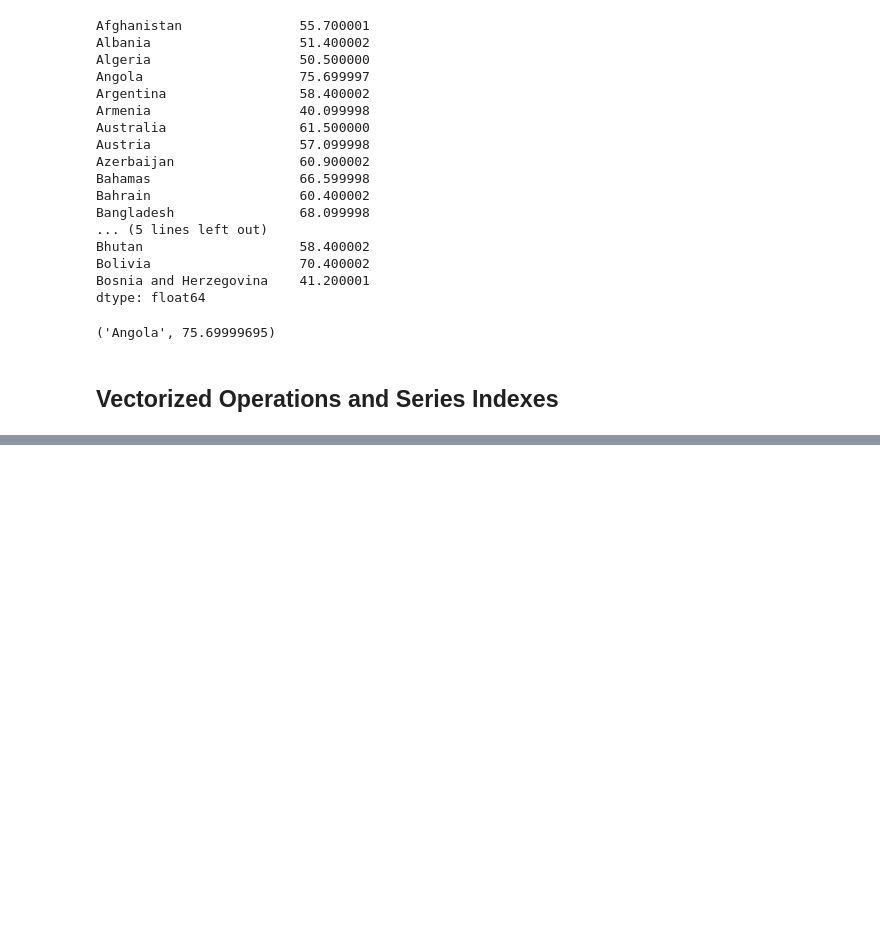
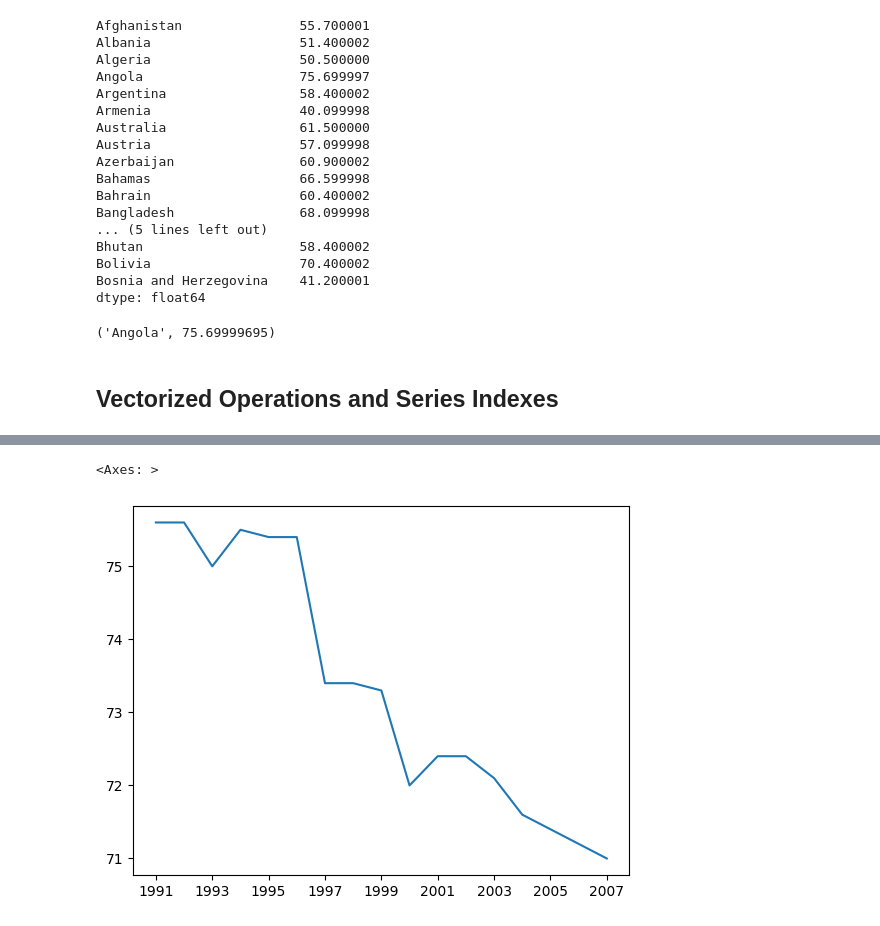
Before and after one commit to Dolssay/Udacity-IntroToDataAnalysis, a Jupyter notebook: Lesson2_Numpy&PandasFor1D-Data/L2_LearningTheTools.ipynb, the cells around one changed output, grey strips where cells are left out. Saved outputs shown, nothing was run; the diff lists cells and outputs as text; code cells hidden in the pictures; blank space fills up the shorter version.

Commit message:
Complete Lesson 2

```diff
--- a/Lesson2_Numpy&PandasFor1D-Data/L2_LearningTheTools.ipynb
+++ b/Lesson2_Numpy&PandasFor1D-Data/L2_LearningTheTools.ipynb
@@ -530,0 +674,21 @@ print(max_employment(employment1))
+# %%
+# The following code reads all the Gapminder data into Pandas DataFrames. You'll
+# learn about DataFrames next lesson.
+
+path = '../datasets/Lesson2/'
+employment = pd.read_csv(path + 'employment_above_15.csv', index_col='Country')
+female_completion = pd.read_csv(path + 'female_completion_rate.csv', index_col='Country')
+male_completion = pd.read_csv(path + 'male_completion_rate.csv', index_col='Country')
+life_expectancy = pd.read_csv(path + 'life_expectancy.csv', index_col='Country')
+gdp = pd.read_csv(path + 'gdp_per_capita.csv', index_col='Country')
+
+# The following code creates a Pandas Series for each variable for Viet Nam.
+# You can change the string 'Vietnam' to a country of your choice.
+
+employment_vn = employment.loc['Vietnam']
+female_completion_vn = female_completion.loc['Vietnam']
+male_completion_vn = male_completion.loc['Vietnam']
+life_expectancy_vn = life_expectancy.loc['Vietnam']
+gdp_vn = gdp.loc['Vietnam']
+
+print(employment.index.values)
@@ -530,0 +713,5 @@ print(max_employment(employment1))
+# %%
+employment_vn.plot()
+# %% [output]
+<Axes: >
+[figure, added]
```
Also changed, not shown: parts of 15 cells of this notebook, 6 other files.
